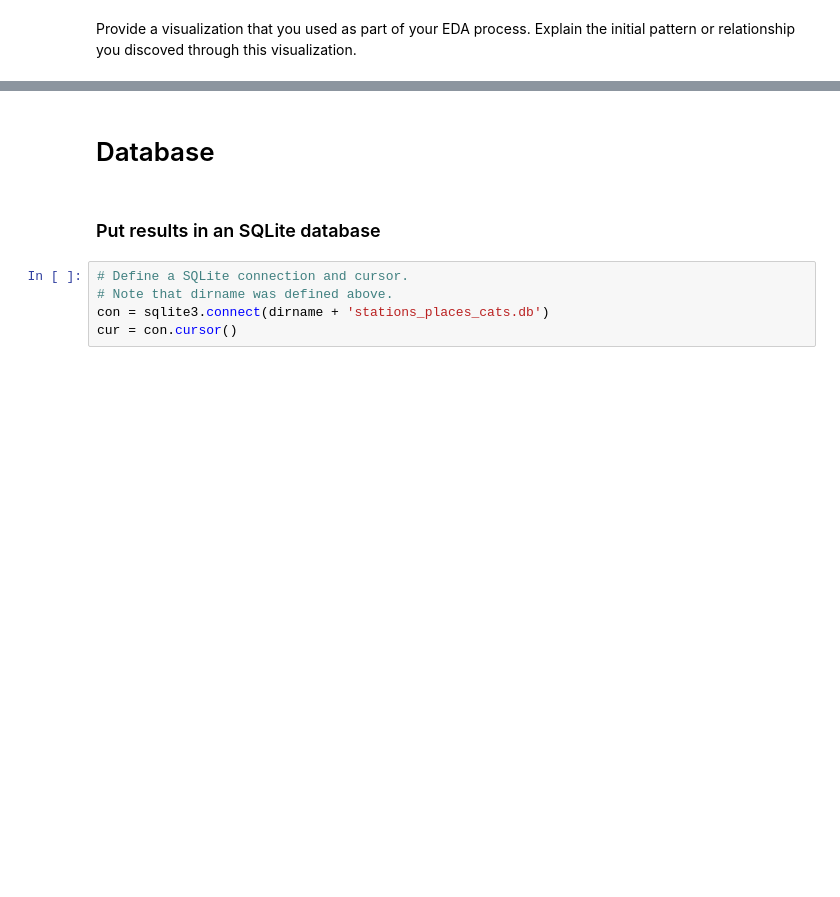
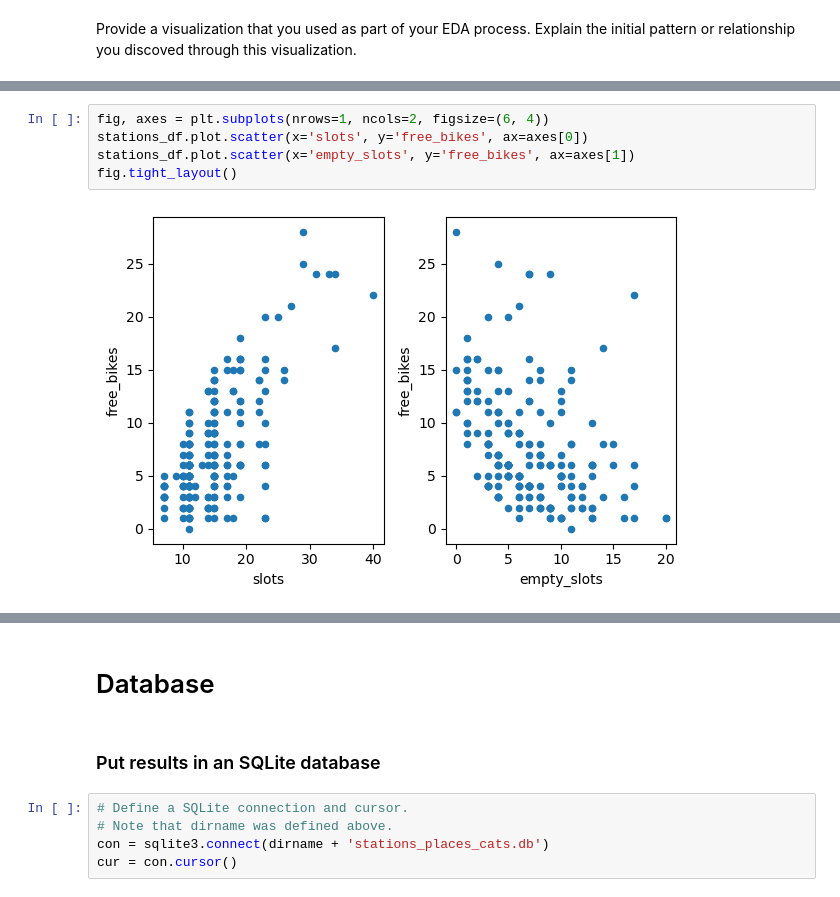
Before and after one commit to harnettd/stat-modelling-with-python, a Jupyter notebook: notebooks/joining_data.ipynb, the cells around one changed output, grey strips where cells are left out. Saved outputs shown, nothing was run; the diff lists cells and outputs as text; blank space fills up the shorter version.

```diff
--- a/notebooks/joining_data.ipynb
+++ b/notebooks/joining_data.ipynb
@@ -132,0 +162,7 @@ Provide a visualization that you used as part of your EDA process. Explain the i
+# %%
+fig, axes = plt.subplots(nrows=1, ncols=2, figsize=(6, 4))
+stations_df.plot.scatter(x='slots', y='free_bikes', ax=axes[0])
+stations_df.plot.scatter(x='empty_slots', y='free_bikes', ax=axes[1])
+fig.tight_layout()
+# %% [output]
+[figure, added]
```
Also changed, not shown: parts of 20 cells of this notebook, 1 other file.
